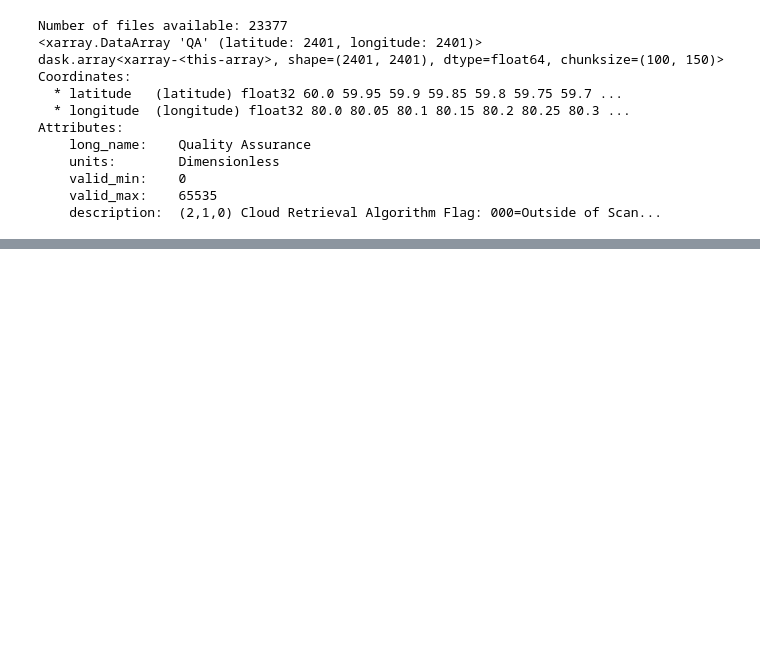
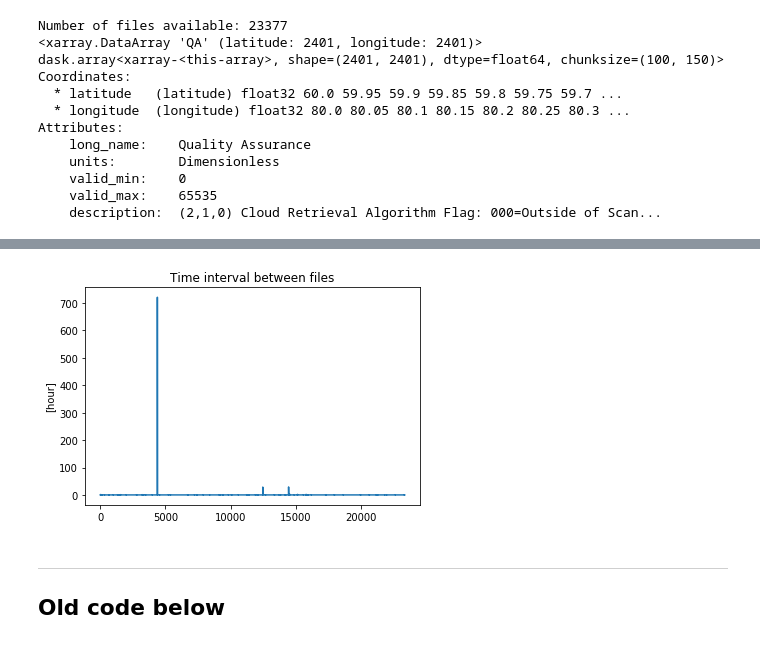
Before and after one commit to apatlpo/iwave_sst, a Jupyter notebook: hw/hw_cloudmask_agglo.ipynb, the cells around one changed output, grey strips where cells are left out. Saved outputs shown, nothing was run; the diff lists cells and outputs as text; code cells hidden in the pictures; blank space fills up the shorter version.

```diff
--- a/hw/hw_cloudmask_agglo.ipynb
+++ b/hw/hw_cloudmask_agglo.ipynb
@@ -146,0 +315,13 @@ Coordinates:
+# %%
+plt.figure()
+ts = np.array([(t-t0).total_seconds()/3600. for t in time])
+plt.plot(np.diff(ts))
+plt.ylabel('[hour]')
+plt.title('Time interval between files')
+plt.show()
+# %% [output]
+[figure, added]
+# %% [markdown]
+---
+
+## Old code below
```
Also changed, not shown: parts of 9 cells of this notebook, 3 other files.
